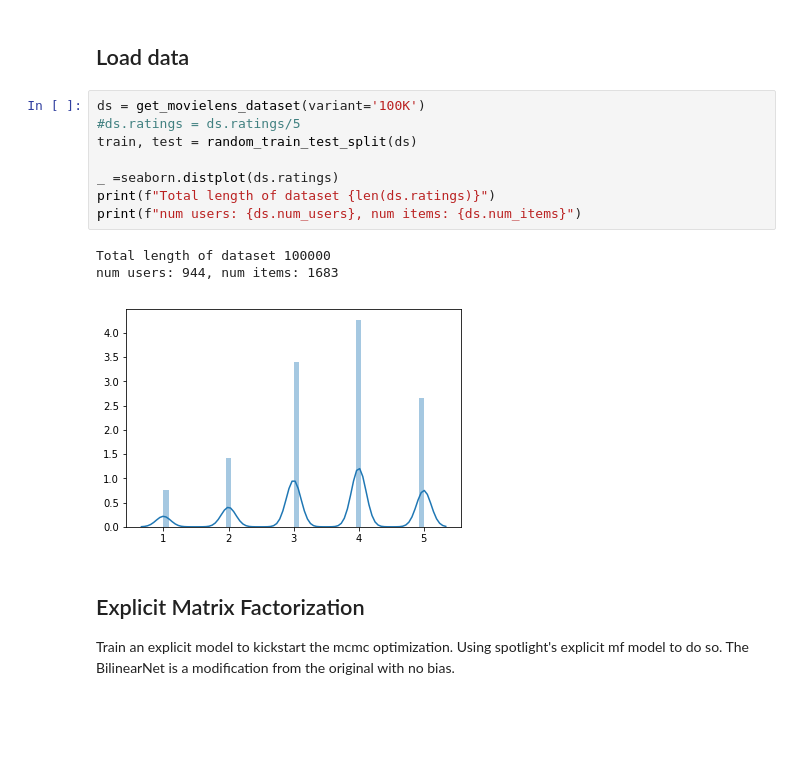
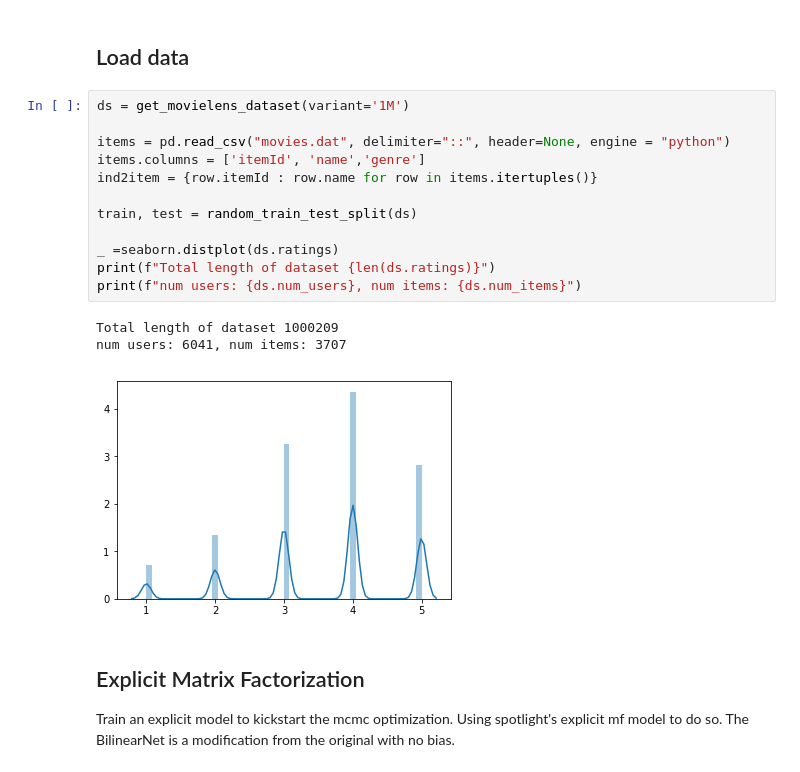
Before and after one commit to simeneide/phd-notes, a Jupyter notebook: general_notes/bayesian_MF.ipynb, the cells around one changed output. Saved outputs shown, nothing was run; the diff lists cells and outputs as text; blank space fills up the shorter version.

```diff
--- a/general_notes/bayesian_MF.ipynb
+++ b/general_notes/bayesian_MF.ipynb
@@ -21,17 +17,21 @@ d = 5
 # %% [markdown]
 ## Load data
 # %%
-ds = get_movielens_dataset(variant='100K')
-#ds.ratings = ds.ratings/5
+ds = get_movielens_dataset(variant='1M')
+
+items = pd.read_csv("movies.dat", delimiter="::", header=None, engine = "python")
+items.columns = ['itemId', 'name','genre']
+ind2item = {row.itemId : row.name for row in items.itertuples()}
+
 train, test = random_train_test_split(ds)
 
 _ =seaborn.distplot(ds.ratings)
 print(f"Total length of dataset {len(ds.ratings)}")
 print(f"num users: {ds.num_users}, num items: {ds.num_items}")
 # %% [output]
-Total length of dataset 100000
-num users: 944, num items: 1683
+Total length of dataset 1000209
+num users: 6041, num items: 3707
-[figure, old version]
+[figure, new version]
 # %% [markdown]
 ## Explicit Matrix Factorization
 Train an explicit model to kickstart the mcmc optimization.
```
Also changed, not shown: parts of 22 cells of this notebook.
